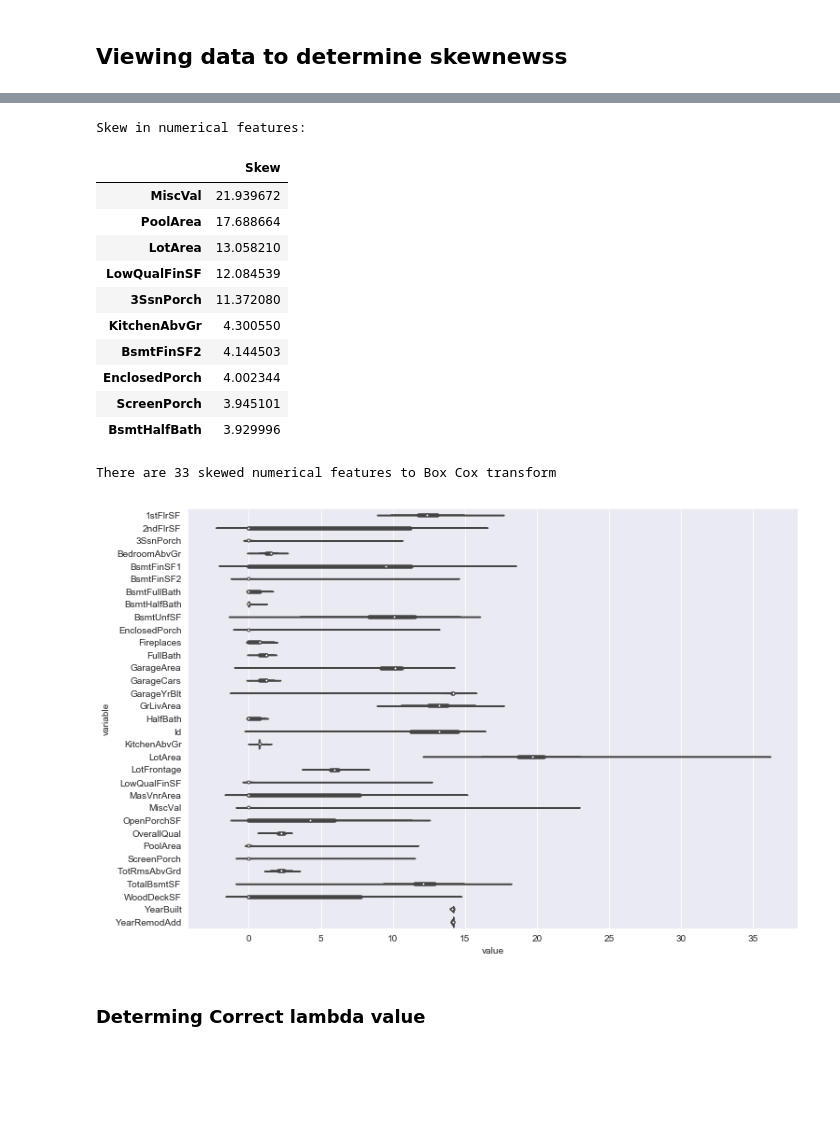
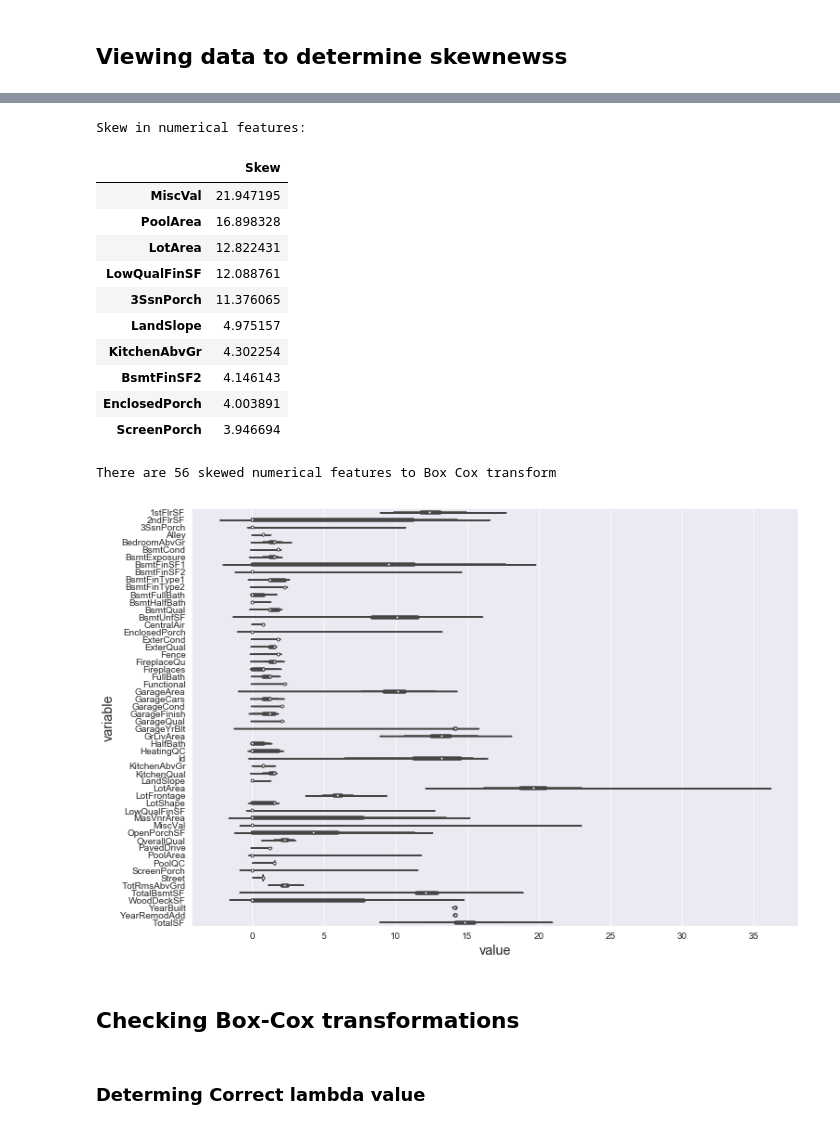
Before and after one commit to dredvard/kaggles, a Jupyter notebook: Houseprice Kaggle.ipynb, the cells around one changed output, grey strips where cells are left out. Cells and saved outputs as stored; diff of their text form; code cells hidden in the pictures; blank space fills up the shorter version.

```diff
--- a/Houseprice Kaggle.ipynb
+++ b/Houseprice Kaggle.ipynb
@@ -94,6 +163,6 @@ plt.show()
 # %%
 #Transform
-
+df_train1=df_train
 df_train1['SalePrice']=np.log1p(df_train['SalePrice'])
 sns.distplot(df_train1['SalePrice'] , fit=norm);
 # Get the fitted parameters used by the function
@@ -129,3 +302,6 @@ all_data size is : (2917, 80)
+# %%
+#Utilities has information that is not Used
+all_data=all_data.drop(['Utilities'],axis=1)
 # %% [markdown]
 ## Evaluate Missing Data
 # %%
@@ -379 +426,5 @@ for c in cols:
+# %%
+# Adding total sqfootage feature
+all_data_trans['TotalSF'] = all_data_trans['TotalBsmtSF'] + all_data_trans['1stFlrSF'] + all_data_trans['2ndFlrSF']
+all_data_trans['TotalSF'] = all_data_trans['TotalBsmtSF'] + all_data_trans['1stFlrSF'] + all_data_trans['2ndFlrSF']
 # %%
@@ -430,40 +479,42 @@ See the caveats in the documentation: http://pandas.pydata.org/pandas-docs/stabl
 # %%
-numeric_feats = all_data_trans.dtypes[all_data.dtypes != "object"].index
+numeric_feats = all_data_trans.dtypes[all_data_trans.dtypes != "object"].index
 all_data_trans.dtypes.value_counts()
 # Check the skew of all numerical features
-skewed_feats = all_data[numeric_feats].apply(lambda x: stats.skew(x.dropna())).sort_values(ascending=False)
+skewed_feats = all_data_trans[numeric_feats].apply(lambda x: stats.skew(x.dropna())).sort_values(ascending=False)
 print("\nSkew in numerical features: \n")
 skewness = pd.DataFrame({'Skew' :skewed_feats})
 skewness.head(10)
 # %% [output]
 Skew in numerical features:
 |  | Skew |
-| MiscVal | 21.939672 |
-| PoolArea | 17.688664 |
-| LotArea | 13.058210 |
-| LowQualFinSF | 12.084539 |
-| 3SsnPorch | 11.372080 |
-| KitchenAbvGr | 4.300550 |
-| BsmtFinSF2 | 4.144503 |
-| EnclosedPorch | 4.002344 |
-| ScreenPorch | 3.945101 |
-| BsmtHalfBath | 3.929996 |
+| MiscVal | 21.947195 |
+| PoolArea | 16.898328 |
+| LotArea | 12.822431 |
+| LowQualFinSF | 12.088761 |
+| 3SsnPorch | 11.376065 |
+| LandSlope | 4.975157 |
+| KitchenAbvGr | 4.302254 |
+| BsmtFinSF2 | 4.146143 |
+| EnclosedPorch | 4.003891 |
+| ScreenPorch | 3.946694 |
 # %%
 skewness = skewness[abs(skewness) > 0.75]
 print("There are {} skewed numerical features to Box Cox transform".format(skewness.shape[0]))
 
 from scipy.special import boxcox1p
 skewed_features = skewness.index
 lam = 0.15
 for feat in skewed_features:
     #all_data[feat] += 1
-    all_data_trans[feat] = boxcox1p(all_data[feat], lam)
+    all_data_trans[feat] = boxcox1p(all_data_trans[feat], lam)
 
 #all_data[skewed_features] = np.log1p(all_data[skewed_features])
 vp=all_data_trans[numeric_feats].melt()
 fig, ax = plt.subplots(figsize=a4_dims)
 ax= sns.violinplot(data=vp,x='value',y='variable')
 plt.show()
 # %% [output]
-There are 33 skewed numerical features to Box Cox transform
+There are 56 skewed numerical features to Box Cox transform
-[figure, old version]
+[figure, new version]
+# %% [markdown]
+## Checking Box-Cox transformations
```
Also changed, not shown: parts of 64 cells of this notebook, 5 other files.
